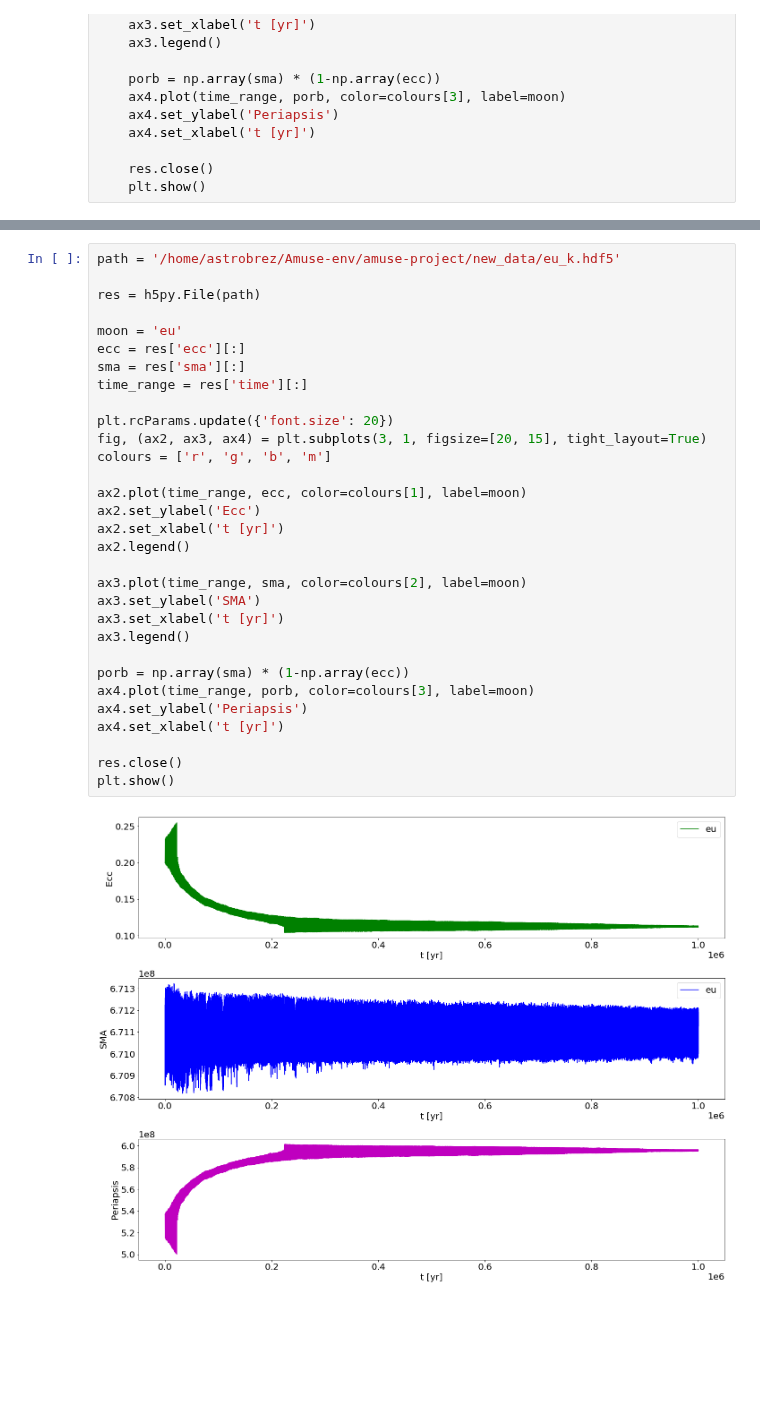
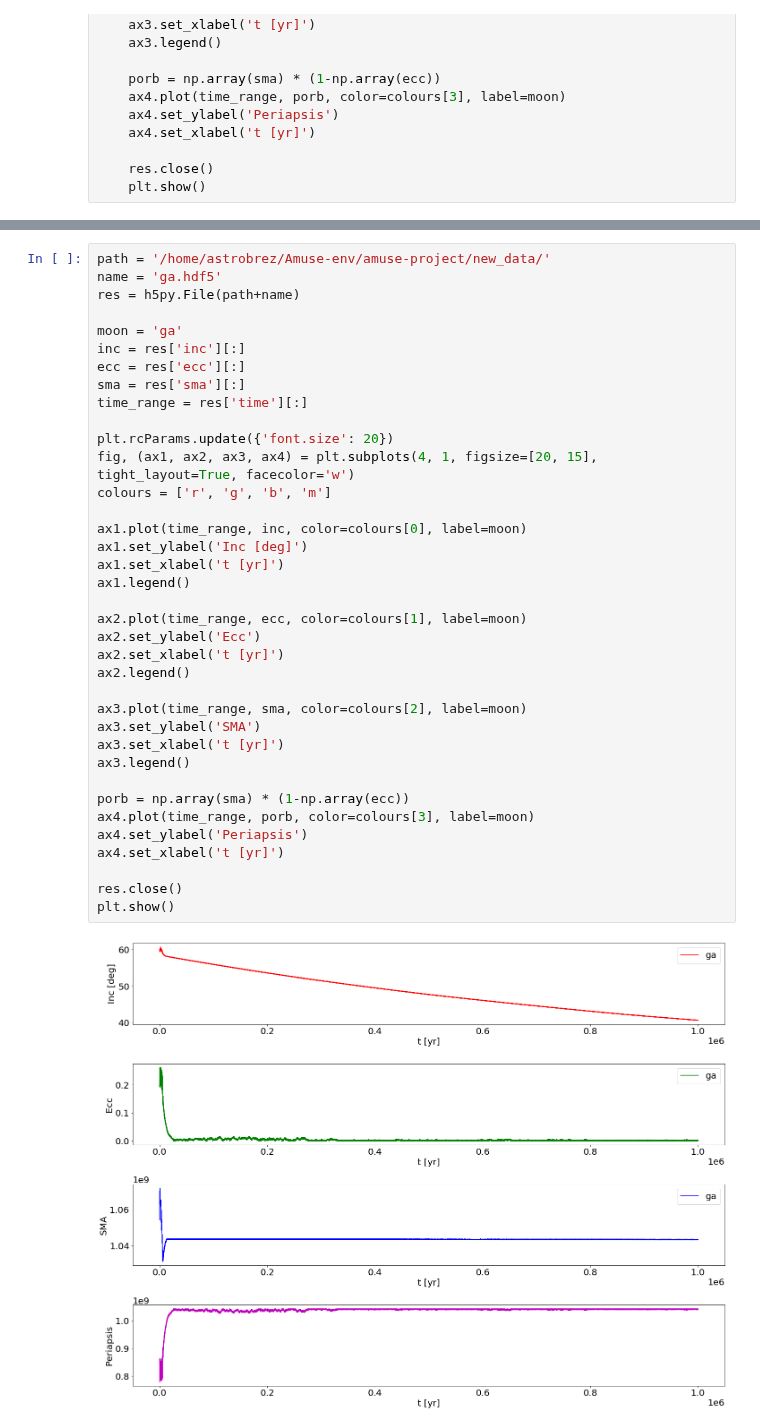
Before and after one commit to peterbreslin/amuse-project, a Jupyter notebook: testing_results.ipynb, the cells around one changed output, grey strips where cells are left out. Drawn from its saved outputs; the diff is of its cells as text; blank space fills up the shorter version.

Commit message:
new data

```diff
--- a/testing_results.ipynb
+++ b/testing_results.ipynb
@@ -61,36 +59,42 @@ plot_moon('eu', tidal=False, kozai=True)
 # %%
-path = '/home/astrobrez/Amuse-env/amuse-project/new_data/eu_k.hdf5'
+path = '/home/astrobrez/Amuse-env/amuse-project/new_data/'
+name = 'ga.hdf5'
+res = h5py.File(path+name)
 
-res = h5py.File(path)
-
-moon = 'eu'
+moon = 'ga'
+inc = res['inc'][:]
 ecc = res['ecc'][:]
 sma = res['sma'][:]
 time_range = res['time'][:]
 
 plt.rcParams.update({'font.size': 20})
-fig, (ax2, ax3, ax4) = plt.subplots(3, 1, figsize=[20, 15], tight_layout=True)
+fig, (ax1, ax2, ax3, ax4) = plt.subplots(4, 1, figsize=[20, 15], tight_layout=True, facecolor='w')
 colours = ['r', 'g', 'b', 'm']
+
+ax1.plot(time_range, inc, color=colours[0], label=moon)
+ax1.set_ylabel('Inc [deg]')
+ax1.set_xlabel('t [yr]')
+ax1.legend()
 
 ax2.plot(time_range, ecc, color=colours[1], label=moon)
 ax2.set_ylabel('Ecc')
 ax2.set_xlabel('t [yr]')
 ax2.legend()
 
 ax3.plot(time_range, sma, color=colours[2], label=moon)
 ax3.set_ylabel('SMA')
 ax3.set_xlabel('t [yr]')
 ax3.legend()
 
 porb = np.array(sma) * (1-np.array(ecc))
 ax4.plot(time_range, porb, color=colours[3], label=moon)
 ax4.set_ylabel('Periapsis')
 ax4.set_xlabel('t [yr]')
 
 res.close()
 plt.show()
 # %% [output]
-[figure, old version]
+[figure, new version]
 # %%
 def plot_params(name):
 
```
Also changed, not shown: parts of 3 cells of this notebook, 5 other files.
